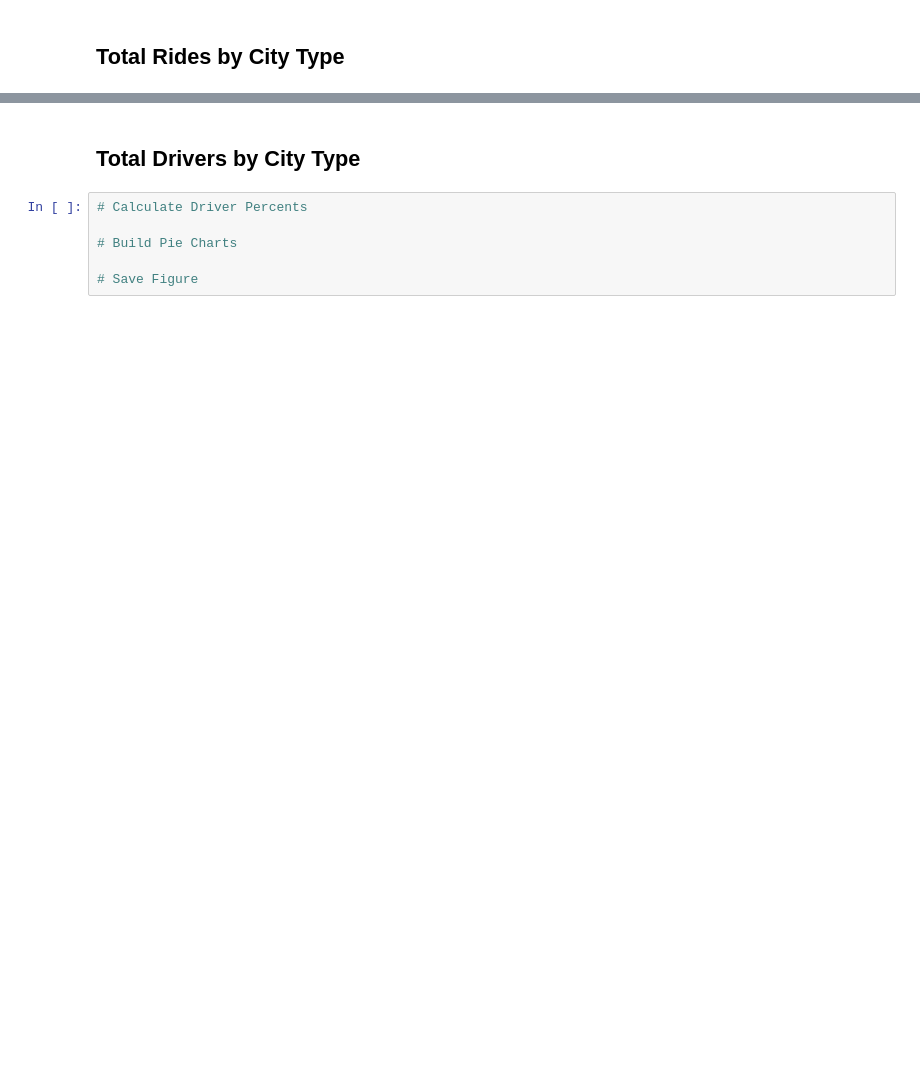
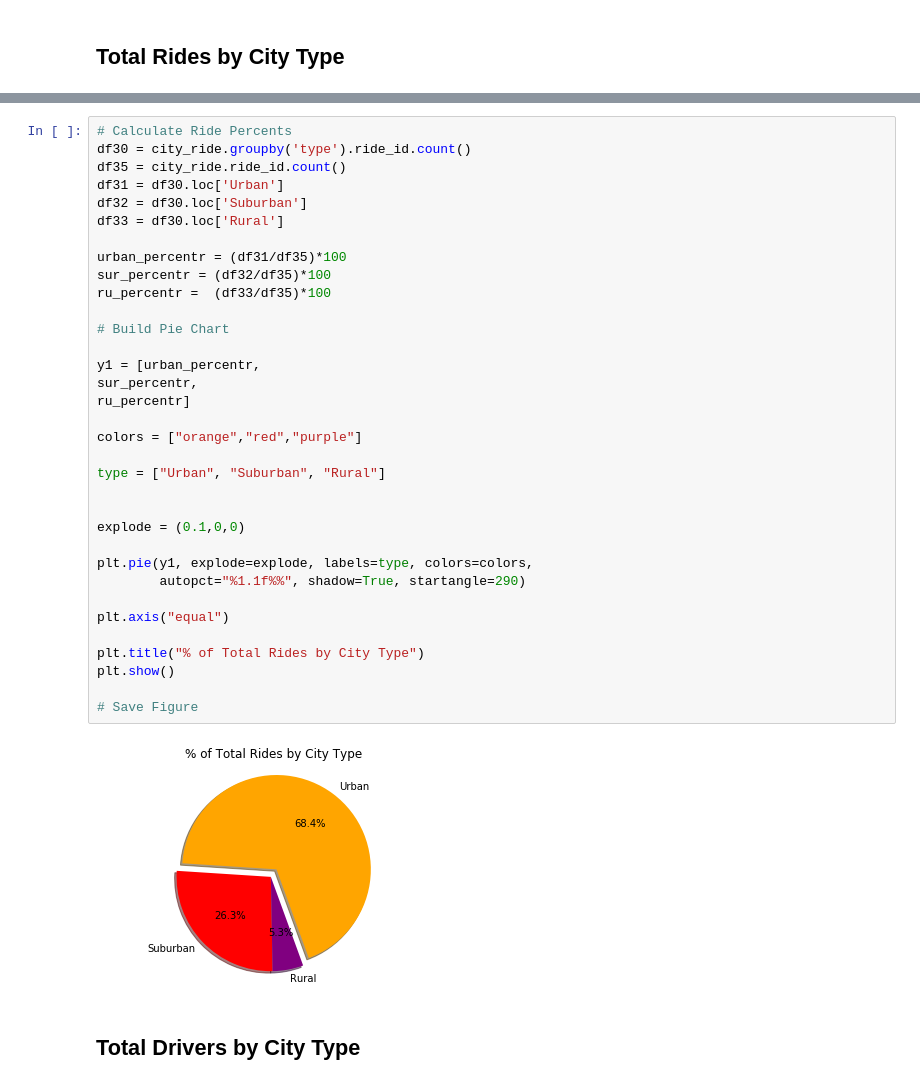
Before and after one commit to sanjaysuresh15/HW_MATPLOT, a Jupyter notebook: MATPLOT.ipynb, the cells around one changed output, grey strips where cells are left out. Cells and saved outputs as stored; diff of their text form; blank space fills up the shorter version.

```diff
--- a/MATPLOT.ipynb
+++ b/MATPLOT.ipynb
@@ -88,8 +143,38 @@ plt.show()
+# %%
+# Calculate Ride Percents
+df30 = city_ride.groupby('type').ride_id.count()
+df35 = city_ride.ride_id.count()
+df31 = df30.loc['Urban']
+df32 = df30.loc['Suburban']
+df33 = df30.loc['Rural']
+
+urban_percentr = (df31/df35)*100
+sur_percentr = (df32/df35)*100
+ru_percentr =  (df33/df35)*100
+
+# Build Pie Chart
+
+y1 = [urban_percentr,
+sur_percentr,
+ru_percentr]
+
+colors = ["orange","red","purple"]
+
+type = ["Urban", "Suburban", "Rural"]
+
+
+explode = (0.1,0,0)
+
+plt.pie(y1, explode=explode, labels=type, colors=colors,
+        autopct="%1.1f%%", shadow=True, startangle=290)
+
+plt.axis("equal")
+
+plt.title("% of Total Rides by City Type")
+plt.show()
+
+# Save Figure
+# %% [output]
+[figure, added]
 # %% [markdown]
 ## Total Drivers by City Type
-# %%
-# Calculate Driver Percents
-
-# Build Pie Charts
-
-# Save Figure
```
Also changed, not shown: parts of 13 cells of this notebook.
